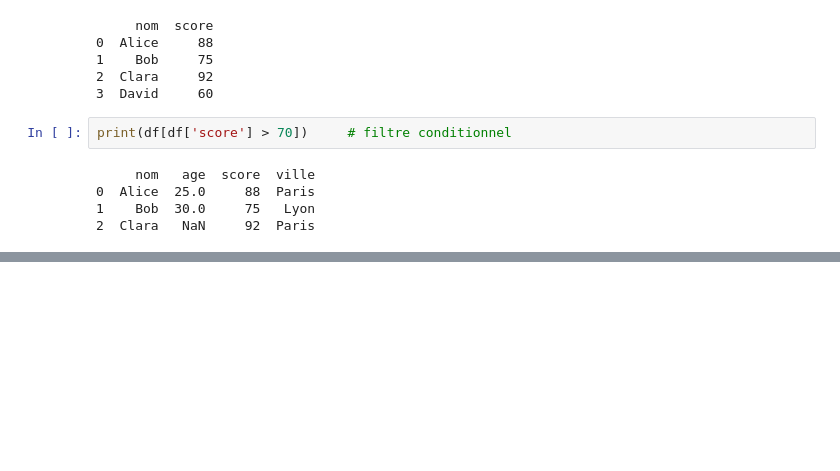
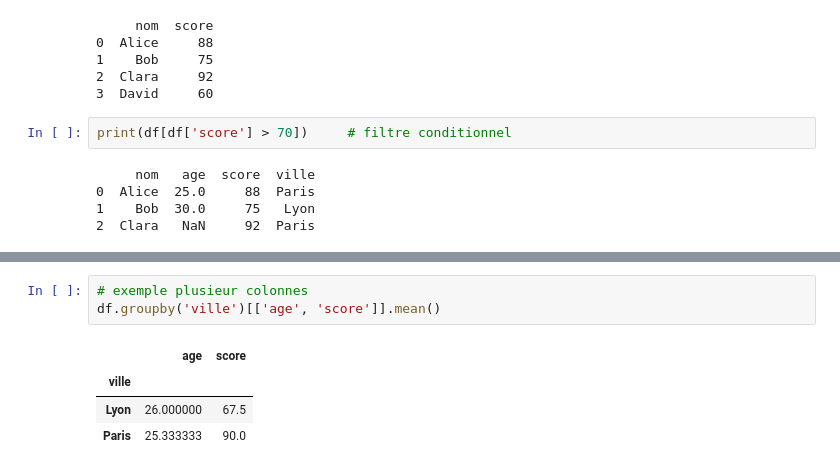
Before and after one commit to harifaly/Python_for_data_science, a Jupyter notebook: __pandas__.ipynb, the cells around one changed output, grey strips where cells are left out. Drawn from its saved outputs; the diff is of its cells as text; blank space fills up the shorter version.

```diff
--- a/__pandas__.ipynb
+++ b/__pandas__.ipynb
@@ -92,0 +195,8 @@ print(df.iloc[0, 1])
+# %%
+# exemple plusieur colonnes
+df.groupby('ville')[['age', 'score']].mean()
+# %% [output]
+|  | age | score |
+| ville |  |  |
+| Lyon | 26.000000 | 67.5 |
+| Paris | 25.333333 | 90.0 |
```
Also changed, not shown: parts of 17 cells of this notebook.
